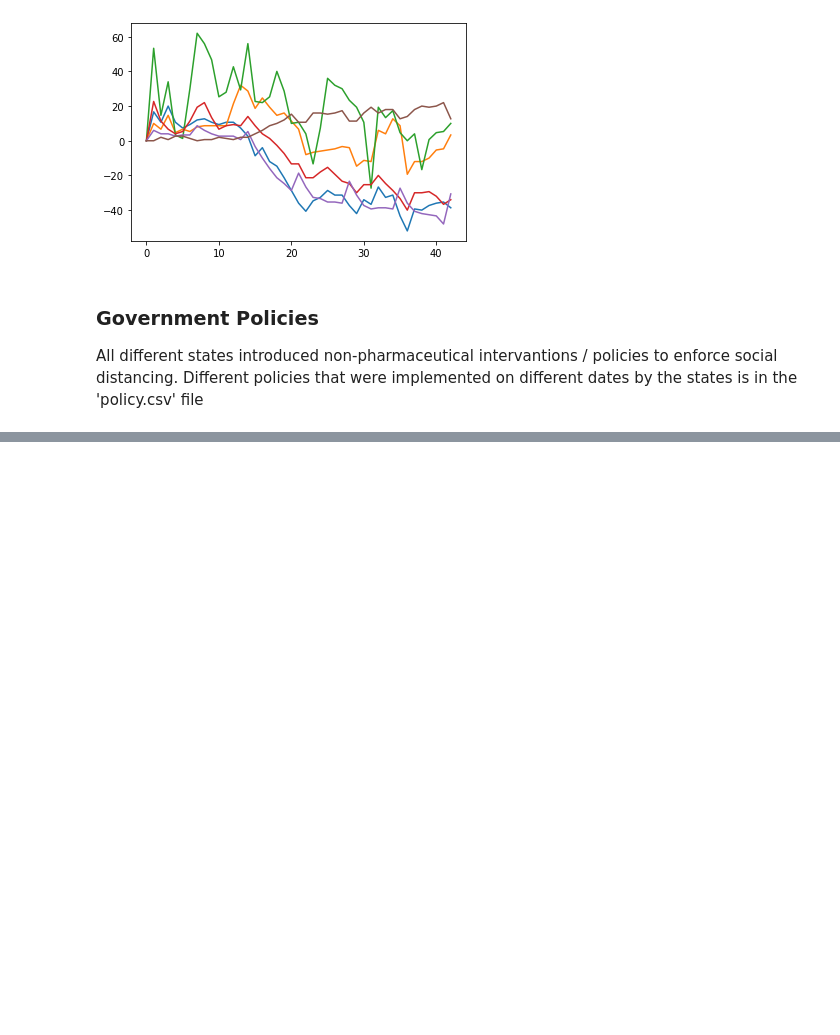
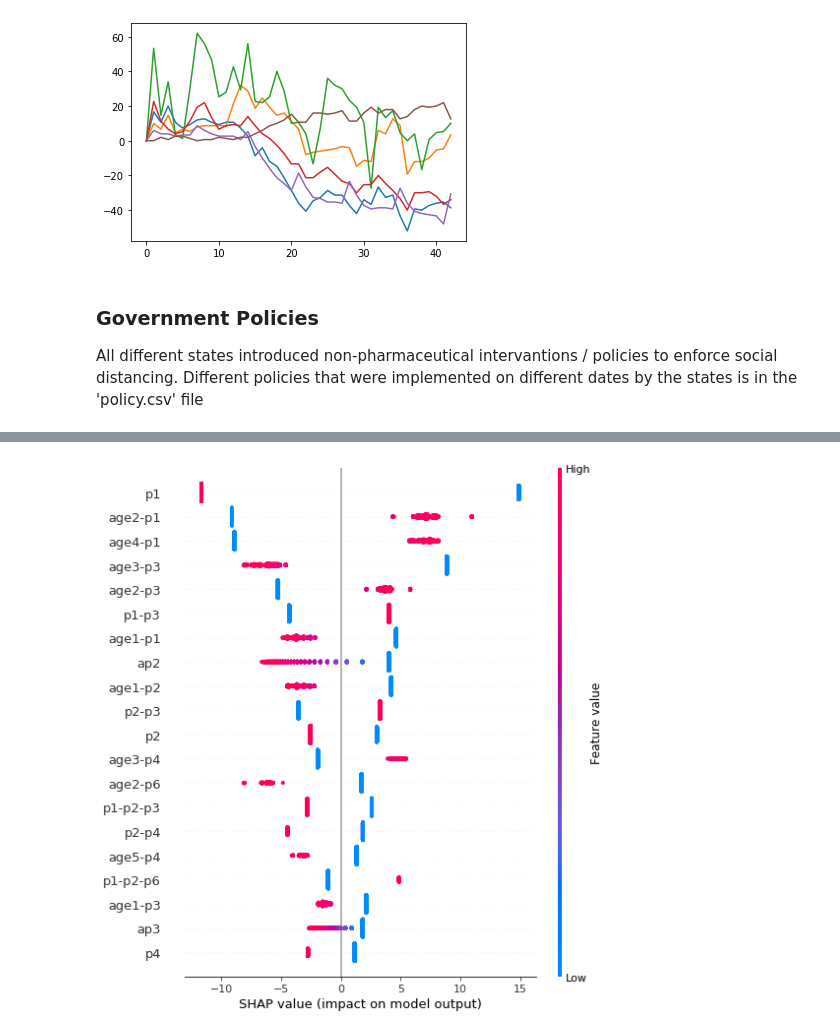
Before and after one commit to ashutoshnayakIE/COVID_data, a Jupyter notebook: Govt Policies and Community Mobility.ipynb, the cells around one changed output, grey strips where cells are left out. Saved outputs shown, nothing was run; the diff lists cells and outputs as text; code cells hidden in the pictures; blank space fills up the shorter version.

```diff
--- a/Govt Policies and Community Mobility.ipynb
+++ b/Govt Policies and Community Mobility.ipynb
@@ -115,0 +240,7 @@ All different states introduced non-pharmaceutical intervantions / policies to e
+# %%
+# the plot shows the contribution of different predictor variables for each individual data point
+# absolute values of these individual contributions gives the graph above (similar to variable importance)
+
+shap.summary_plot(shap_values, x)
+# %% [output]
+[figure, added]
```
Also changed, not shown: parts of 11 cells of this notebook, 4 other files.
